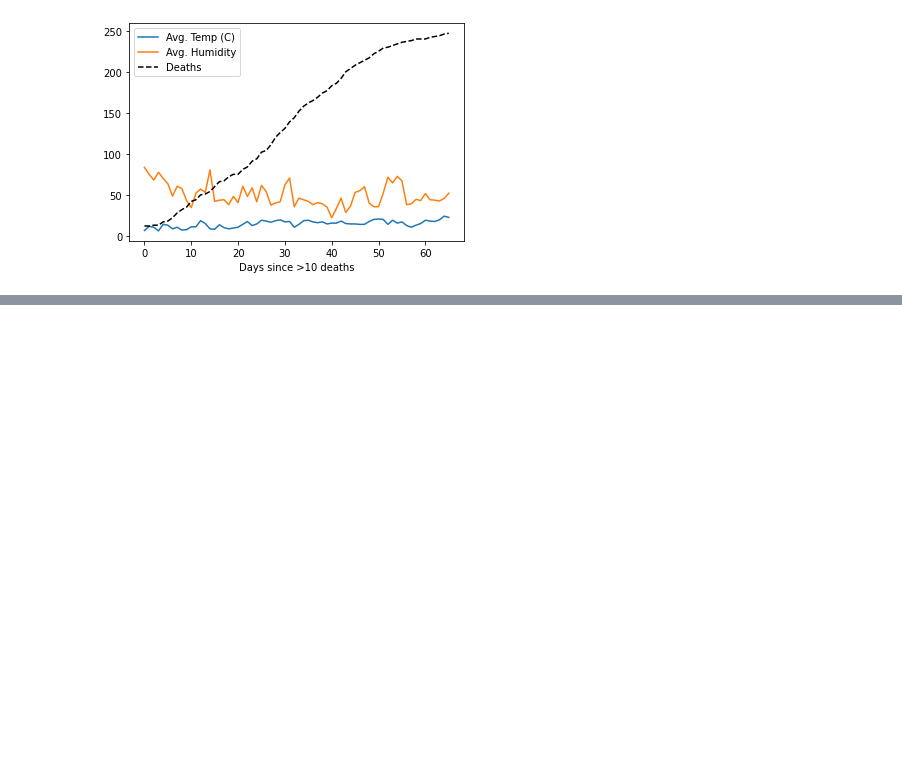
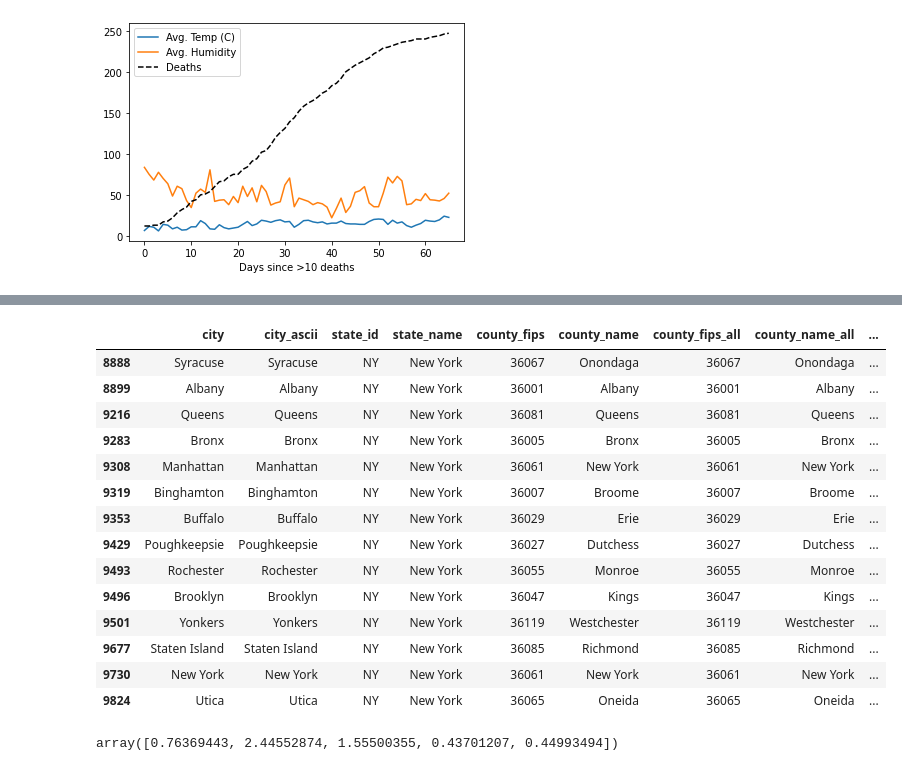
Before and after one commit to RileyWClarke/MLTSA_COVID19, a Jupyter notebook: covid19_dist.ipynb, the cells around one changed output, grey strips where cells are left out. Saved outputs shown, nothing was run; the diff lists cells and outputs as text; code cells hidden in the pictures; blank space fills up the shorter version.

```diff
--- a/covid19_dist.ipynb
+++ b/covid19_dist.ipynb
@@ -43,6 +48,7 @@ CAvSK.png   FLvSK.png  NEvSK.png  skcv19_data/  weather_c19/
 # %%
 us_state = pd.read_csv('usa_1/us_states_covid19_daily.csv')
 skorea = pd.read_csv('skcv19_data/Time.csv')
+uscities = pd.read_csv('usa_1/uscities.csv')
 w_ca = pd.read_csv('weather_c19/avg_temp_humid_ca.csv')
 w_ny = pd.read_csv('weather_c19/avg_temp_humid_ny.csv')
 w_dc = pd.read_csv('weather_c19/avg_temp_humid_dc.csv')
@@ -307,0 +316,18 @@ minkowski(skorea_w['d10'], skorea_w['avg_tempC'], p=1)
+# %%
+uscities.loc[(uscities['state_id'] == 'NY') & (uscities['population'] > 100000)]
+# %% [output]
+|  | city | city_ascii | state_id | state_name | county_fips | county_name | county_fips_all | county_name_all | ... |
+| 8888 | Syracuse | Syracuse | NY | New York | 36067 | Onondaga | 36067 | Onondaga | ... |
+| 8899 | Albany | Albany | NY | New York | 36001 | Albany | 36001 | Albany | ... |
+| 9216 | Queens | Queens | NY | New York | 36081 | Queens | 36081 | Queens | ... |
+| 9283 | Bronx | Bronx | NY | New York | 36005 | Bronx | 36005 | Bronx | ... |
+| 9308 | Manhattan | Manhattan | NY | New York | 36061 | New York | 36061 | New York | ... |
+| 9319 | Binghamton | Binghamton | NY | New York | 36007 | Broome | 36007 | Broome | ... |
+| 9353 | Buffalo | Buffalo | NY | New York | 36029 | Erie | 36029 | Erie | ... |
+| 9429 | Poughkeepsie | Poughkeepsie | NY | New York | 36027 | Dutchess | 36027 | Dutchess | ... |
+| 9493 | Rochester | Rochester | NY | New York | 36055 | Monroe | 36055 | Monroe | ... |
+| 9496 | Brooklyn | Brooklyn | NY | New York | 36047 | Kings | 36047 | Kings | ... |
+| 9501 | Yonkers | Yonkers | NY | New York | 36119 | Westchester | 36119 | Westchester | ... |
+| 9677 | Staten Island | Staten Island | NY | New York | 36085 | Richmond | 36085 | Richmond | ... |
+| 9730 | New York | New York | NY | New York | 36061 | New York | 36061 | New York | ... |
+| 9824 | Utica | Utica | NY | New York | 36065 | Oneida | 36065 | Oneida | ... |
@@ -307,0 +340,5 @@ minkowski(skorea_w['d10'], skorea_w['avg_tempC'], p=1)
+# %%
+daegu_den = 2818
+np.array([ca_mean_den, ny_mean_den, dc_mean_den, ne_mean_den, fl_mean_den]) / daegu_den
+# %% [output]
+array([0.76369443, 2.44552874, 1.55500355, 0.43701207, 0.44993494])
```
Also changed, not shown: parts of 5 cells of this notebook.
